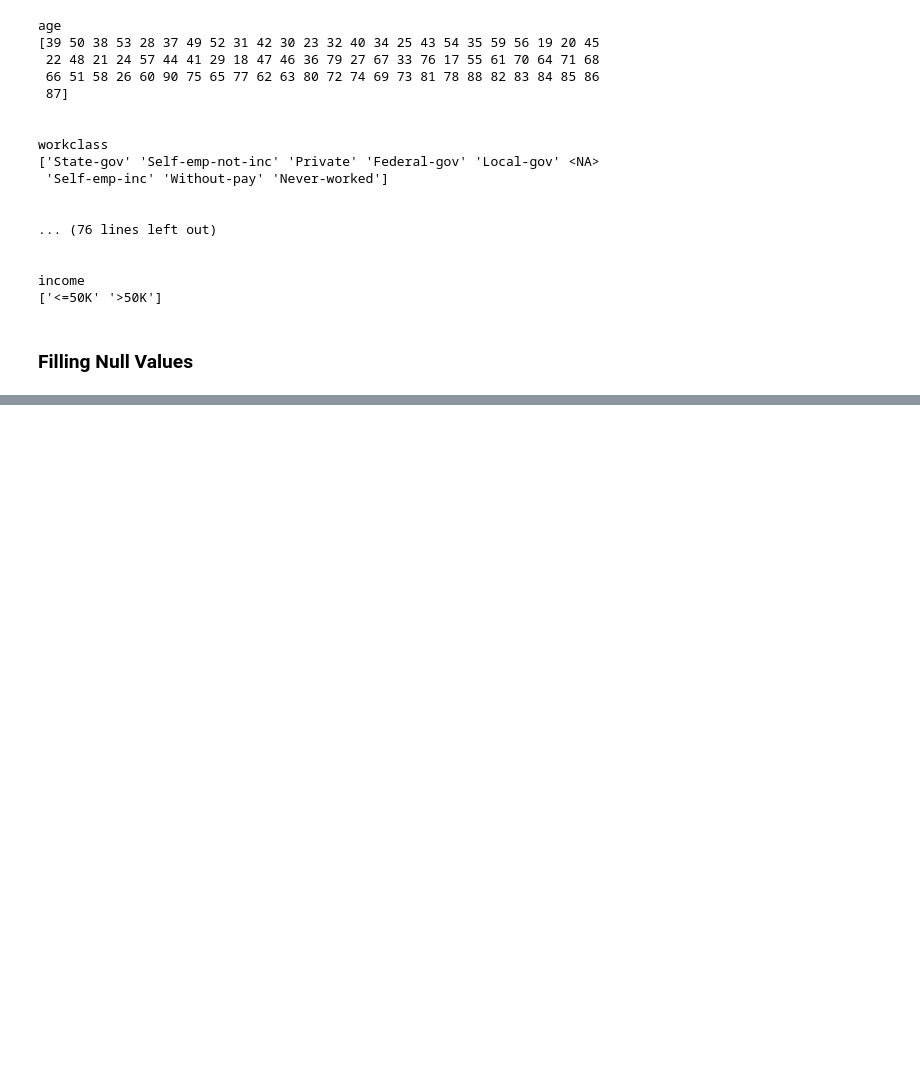
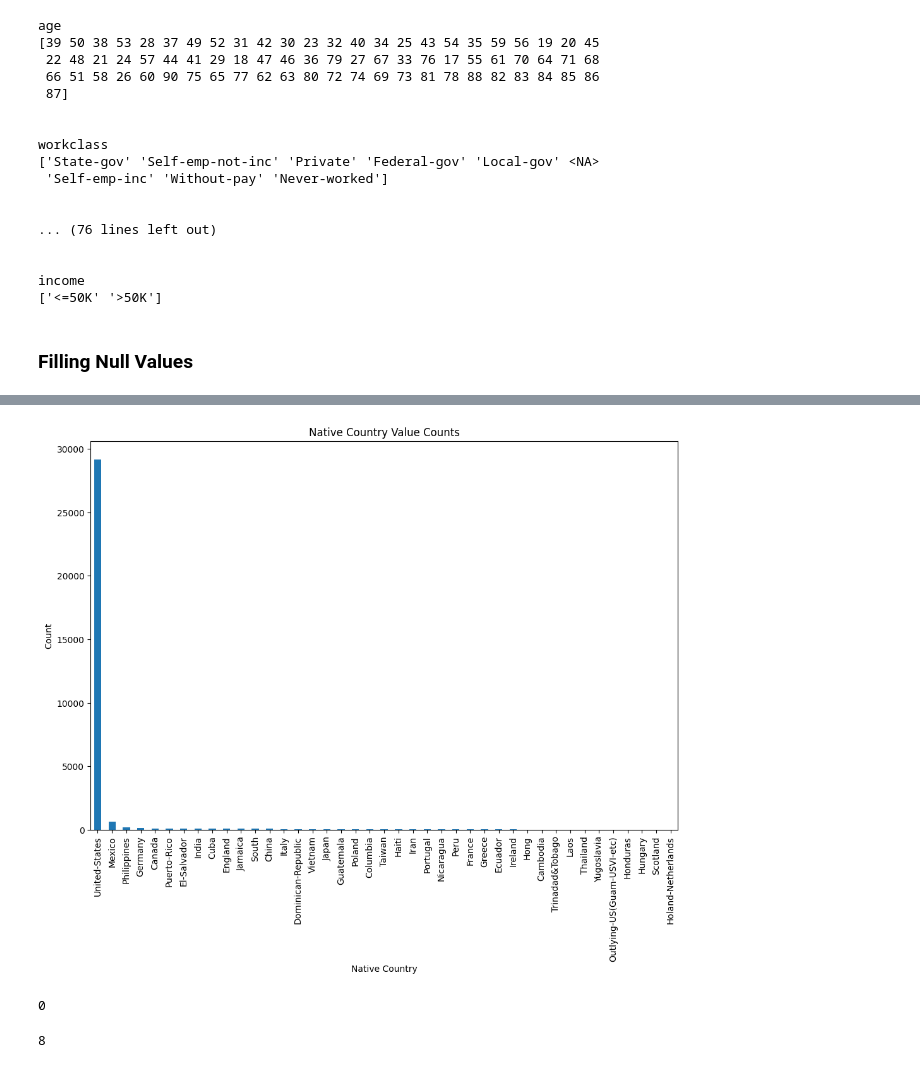
Before and after one commit to VanujaDesilva/IncomePrediction-ML-Models, a Jupyter notebook: Data Pre Processing.ipynb, the cells around one changed output, grey strips where cells are left out. Saved outputs shown, nothing was run; the diff lists cells and outputs as text; code cells hidden in the pictures; blank space fills up the shorter version.

```diff
--- a/Data Pre Processing.ipynb
+++ b/Data Pre Processing.ipynb
@@ -193,0 +276,3 @@ null_values
+# %%
+native_country_counts = data["native-country"].value_counts()
+native_country_counts
@@ -193,0 +297,11 @@ null_values
+# %%
+# Plotting
+plt.figure(figsize=(12, 8))
+native_country_counts.plot(kind='bar')
+plt.title('Native Country Value Counts')
+plt.xlabel('Native Country')
+plt.ylabel('Count')
+plt.xticks(rotation=90)  # Rotate x-axis labels for better readability if needed
+plt.show()
+# %% [output]
+[figure, added]
@@ -193,0 +311,9 @@ null_values
+# %%
+workclass_null_values = data["workclass"].isnull().sum()
+workclass_null_values
+# %% [output]
+0
+# %%
+data["workclass"].nunique()
+# %% [output]
+8
```
Also changed, not shown: parts of 14 cells of this notebook.
